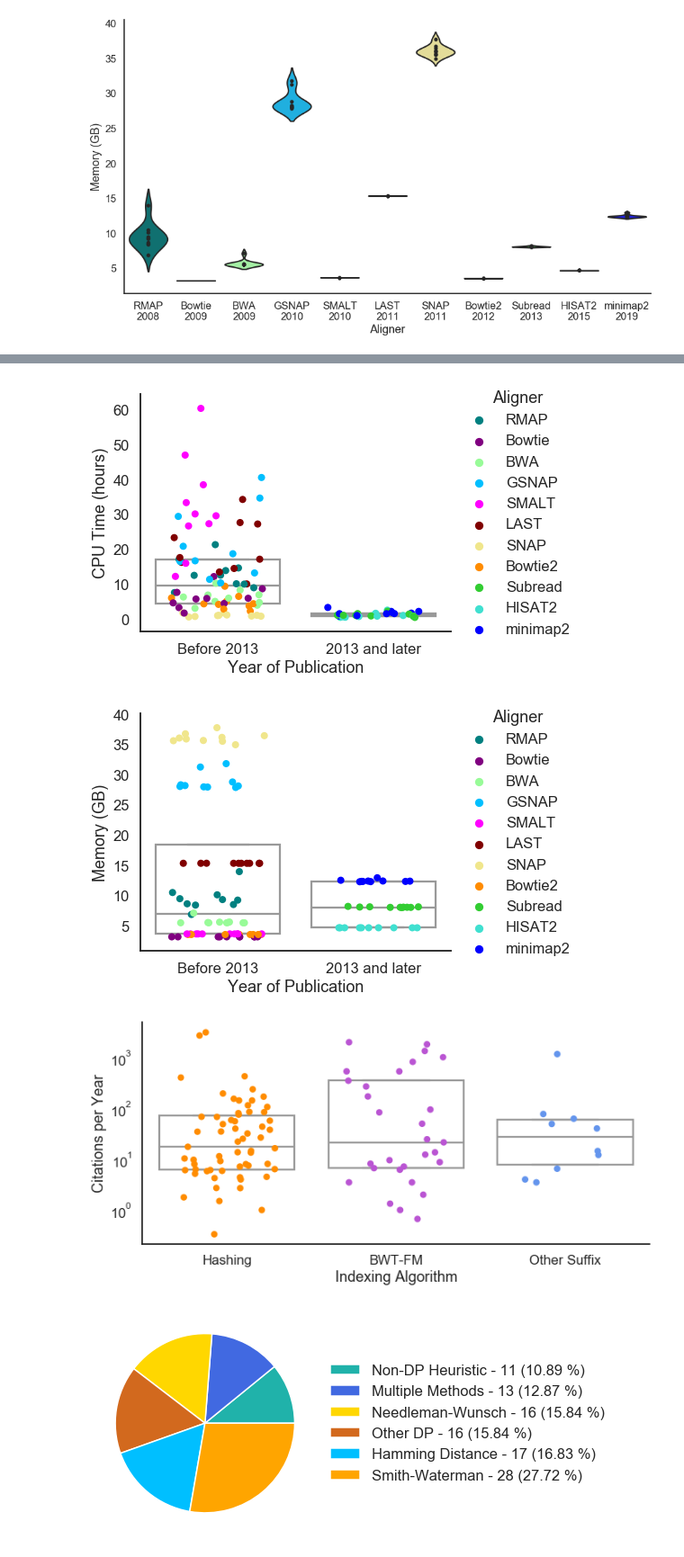
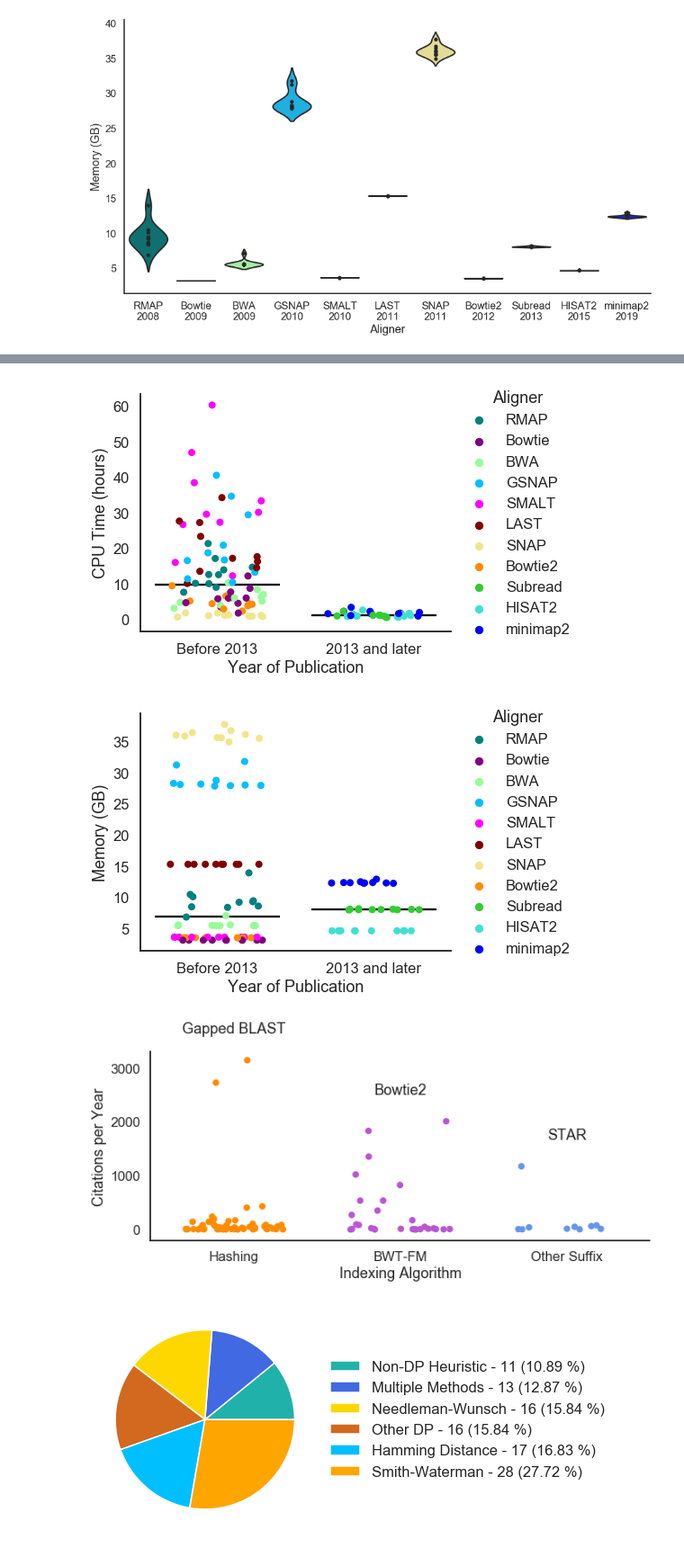
Before and after one commit to Mangul-Lab-USC/review-technology-dictates-algorithms, a Jupyter notebook: notebooks/Figure2.ipynb, the cells around one changed output, grey strips where cells are left out. Shown at 90% size. Drawn from its saved outputs; the diff is of its cells as text; code cells hidden in the pictures.

```diff
--- a/notebooks/Figure2.ipynb
+++ b/notebooks/Figure2.ipynb
@@ -428,10 +513,17 @@ plt.figure(figsize=(8,5))
 
 sns.set_style('white')
 sns.set_context('talk')
-ax = sns.boxplot(data = rtyear_melt, x = 'year_split', y = 'runtime', whis=0,
-                 order = ['Before 2013', '2013 and later'], color="1", fliersize = 0)
+
+medians = rtyear_melt.groupby('year_split').median()
+
+# ax = sns.boxplot(data = rtyear_melt, x = 'year_split', y = 'runtime', whis=0,
+#                  order = ['Before 2013', '2013 and later'], color="1", fliersize = 0)
 ax = sns.stripplot(data= rtyear_melt, x = 'year_split', y = 'runtime', order=['Before 2013','2013 and later'],
                    palette=tool_clrs, hue="aligner", hue_order=order_by_year, size=8, jitter=.3)
+
+plt.hlines(medians.loc[medians.index == 'Before 2013','runtime'], -.4, .4, color="black", linestyle='solid')
+plt.hlines(medians.loc[medians.index == '2013 and later','runtime'], 0.6, 1.4, color="black", linestyle='solid')
+
 ax.set(xlabel = 'Year of Publication', ylabel = 'CPU Time (hours)')
 leg = plt.legend(title='Aligner', loc='center left', bbox_to_anchor=(1, .5), frameon=False)
 plt.tight_layout()
@@ -441,16 +533,23 @@ sns.despine()
 plt.savefig('../figures/Figure2_g_0.png')
 plt.savefig('../figures/Figure2_g_0.pdf')
 # %% [output]
-[figure, old version]
+[figure, new version]
 # %%
 plt.figure(figsize=(8,5))
 
 sns.set_style('white')
 sns.set_context('talk')
-ax = sns.boxplot(data = memyear_melt, x = 'year_split', y = 'memory', whis=0, fliersize=0,
-                 order = ['Before 2013', '2013 and later'], color="1")
+
+medians = memyear_melt.groupby('year_split').median()
+
+# ax = sns.boxplot(data = memyear_melt, x = 'year_split', y = 'memory', whis=0, fliersize=0,
+#                  order = ['Before 2013', '2013 and later'], color="1")
 ax = sns.stripplot(data = memyear_melt, x = 'year_split', y = 'memory', order=['Before 2013','2013 and later'],
                    palette=tool_clrs, hue="aligner", hue_order=order_by_year, size=8, jitter=.3)
+
+plt.hlines(medians.loc[medians.index == 'Before 2013','memory'], -.4, .4, color="black", linestyle='solid')
+plt.hlines(medians.loc[medians.index == '2013 and later','memory'], 0.6, 1.4, color="black", linestyle='solid')
+
 ax.set(xlabel = 'Year of Publication', ylabel = 'Memory (GB)')
 leg = plt.legend(title='Aligner', loc='center left', bbox_to_anchor=(1, .5), frameon=False)
 plt.tight_layout()
@@ -460,26 +559,46 @@ sns.despine()
 plt.savefig('../figures/Figure2_g_1.png')
 plt.savefig('../figures/Figure2_g_1.pdf')
 # %% [output]
-[figure, old version]
+[figure, new version]
 # %%
 plt.figure(figsize=(10,5))
 
 sns.set_style('white')
 sns.set_context('talk')
-ax = sns.boxplot(data=data_cite, x='index', y='citation_per_year', whis=0,
-                 order=['Hashing','BWT-FM','Other Suffix'], color="1", fliersize=0)
+#ax = sns.violinplot(data=data_cite, x='index', y='citation_per_year', scale='count',
+#                 order=['Hashing','BWT-FM','Other Suffix'], color="1", inner=None)
 ax = sns.stripplot(data = data_cite, x = 'index', y = 'citation_per_year',
                    order=['Hashing','BWT-FM','Other Suffix'], palette=index_clrs, size=8, jitter=.3)
-ax.set(xlabel = 'Indexing Algorithm', ylabel = "Citations per Year", yscale="log")
+
+#print(max(data_cite.loc[data_cite['index'] == 'Hashing', 'citation_per_year']))
+
+max_hash = max(data_cite.loc[data_cite['index'] == 'Hashing', 'citation_per_year'])
+hash_tool = data_cite.loc[data_cite['citation_per_year'] == max_hash].aligner.values[0]
+max_bwt = max(data_cite.loc[data_cite['index'] == 'BWT-FM', 'citation_per_year'])
+bwt_tool = data_cite.loc[data_cite['citation_per_year'] == max_bwt].aligner.values[0]
+max_other = max(data_cite.loc[data_cite['index'] == 'Other Suffix', 'citation_per_year'])
+other_tool = data_cite.loc[data_cite['citation_per_year'] == max_other].aligner.values[0]
+
+plt.annotate(hash_tool, xy=(0, max_hash),
+             xytext=(0, max_hash+500), xycoords='data', horizontalalignment="center")
+             #arrowprops=dict(shrink=0.05, facecolor='black'))
+
+plt.annotate(bwt_tool, xy=(0, max_bwt),
+             xytext=(1, max_bwt+500), xycoords='data', horizontalalignment="center")
+
+plt.annotate(other_tool, xy=(0, max_other),
+             xytext=(2, max_other+500), xycoords='data', horizontalalignment="center")
+
+ax.set(xlabel = 'Indexing Algorithm', ylabel = "Citations per Year")
 #ax.set_xticklabels(rotation=40, ha="right")
 plt.tight_layout()
 sns.despine()
 #plt.show()
 
 plt.savefig('../figures/Figure2_h_0.png')
 plt.savefig('../figures/Figure2_h_0.pdf')
 # %% [output]
-[figure, old version]
+[figure, new version]
 # %%
 plt.figure(figsize=(12,4))
 
```
Also changed, not shown: parts of 15 cells of this notebook, 30 other files.
